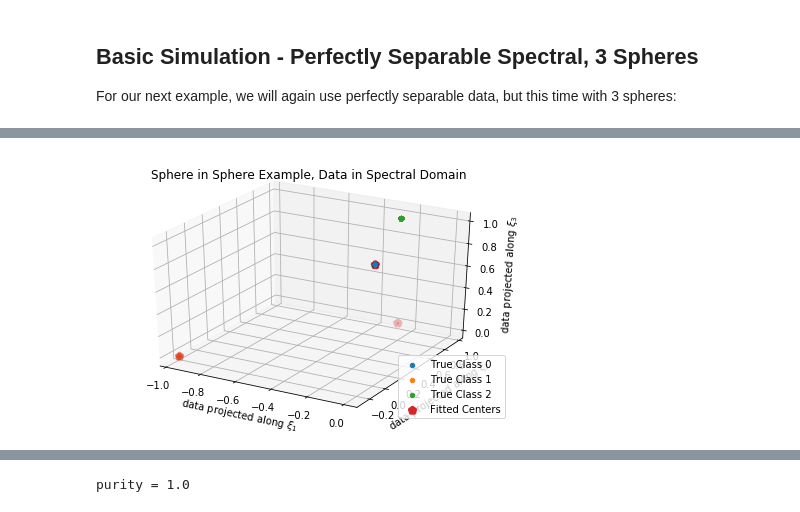
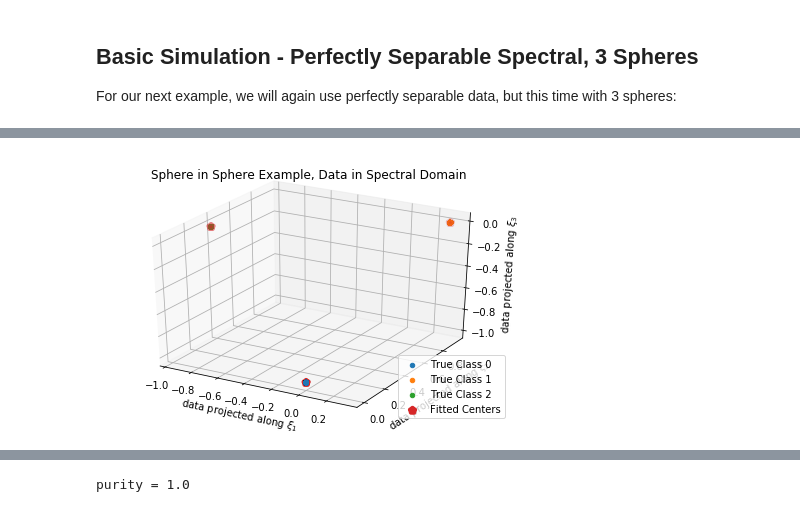
Before and after one commit to ebridge2/ams_446, a Jupyter notebook: Spectral.ipynb, the cells around one changed output, grey strips where cells are left out. Saved outputs shown, nothing was run; the diff lists cells and outputs as text; code cells hidden in the pictures.

```diff
--- a/Spectral.ipynb
+++ b/Spectral.ipynb
@@ -187,31 +185,31 @@ flap = plot_laplacian(L)
 # %%
 from mpl_toolkits.mplot3d import Axes3D
 
 # visualize
 fig = plt.figure()
 ax = fig.add_subplot(111, projection='3d')
 scat1 = ax.scatter(spec_dat[0, true_labels == 0],
                    spec_dat[1, true_labels == 0],
                    spec_dat[2, true_labels == 0])
 scat2 = ax.scatter(spec_dat[0, true_labels == 1],
                    spec_dat[1, true_labels == 1],
                    spec_dat[2, true_labels == 1])
 scat3 = ax.scatter(spec_dat[0, true_labels == 2],
                    spec_dat[1, true_labels == 2],
-                   spec_dat[1, true_labels == 2])
+                   spec_dat[2, true_labels == 2])
 scat4 = ax.scatter(spec_cent[0, :], spec_cent[1, :], spec_cent[2, :],
                    marker='*', linewidths=5)
 ax.set_title('Sphere in Sphere Example, Data in Spectral Domain')
 ax.legend((scat1, scat2, scat3, scat4),
           ('True Class 0', 'True Class 1', 'True Class 2', 'Fitted Centers'),
           loc='lower right')
 ax.set_xlabel(r'data projected along $\xi_1$')
 ax.set_ylabel(r'data projected along $\xi_2$')
 ax.set_zlabel(r'data projected along $\xi_3$')
 fig.tight_layout()
 fig.show()
 # %% [output]
-[figure, old version]
+[figure, new version]
 # %%
 # visualize
 fig = plt.figure()
```
Also changed, not shown: parts of 9 cells of this notebook, 2 other files.
